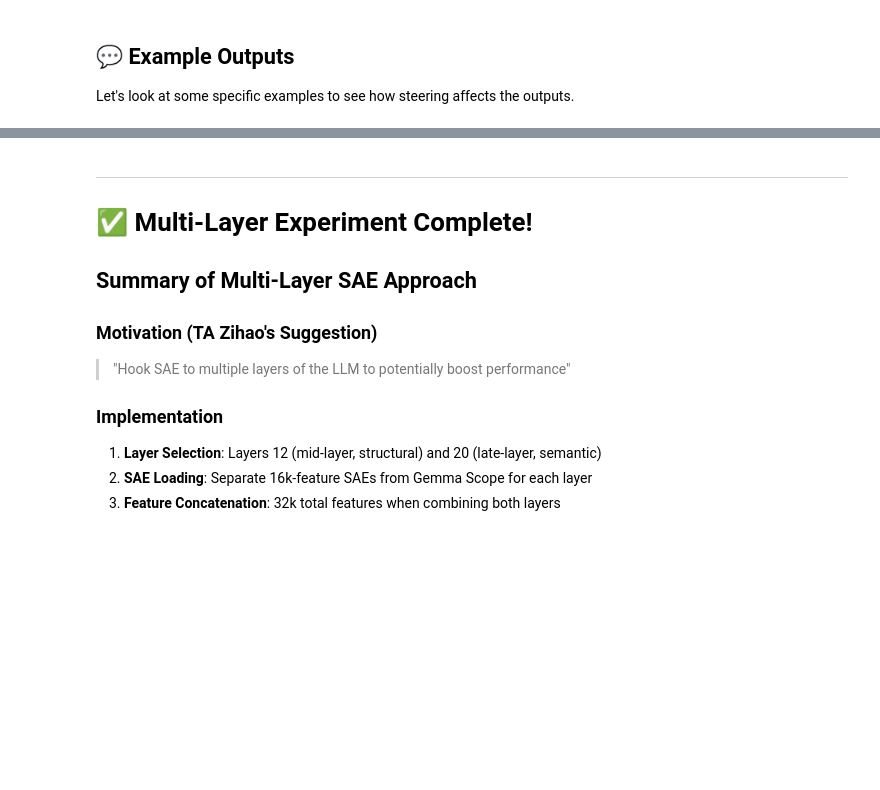
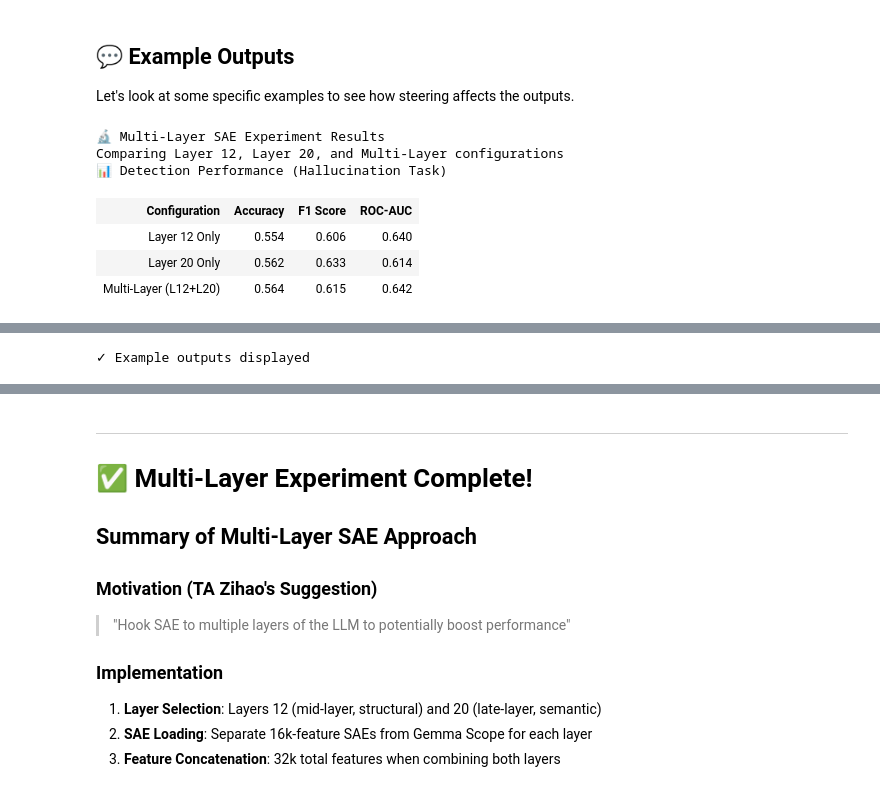
Before and after one commit to Cthloveross/ECE685-final-project, a Jupyter notebook: notebooks/SAE_multilayer (1).ipynb, the cells around one changed output, grey strips where cells are left out. Saved outputs shown, nothing was run; the diff lists cells and outputs as text; code cells hidden in the pictures; blank space fills up the shorter version.

```diff
--- a/notebooks/SAE_multilayer (1).ipynb
+++ b/notebooks/SAE_multilayer (1).ipynb
@@ -1909,3 +2045,82 @@ Generate plots showing the impact of steering on toxicity and output quality.
 ## 💬 Example Outputs
 
 Let's look at some specific examples to see how steering affects the outputs.
+# %%
+# ============================================================================
+# EXAMPLE OUTPUTS DISPLAY
+# ============================================================================
+# Formatted display of key experimental findings
+
+from IPython.display import display, HTML
+
+# Create styled HTML output for key findings
+html_output = """
+<style>
+    .results-container { font-family: Arial, sans-serif; padding: 20px; }
+    .section-header { background: linear-gradient(135deg, #667eea 0%, #764ba2 100%);
+                      color: white; padding: 15px; border-radius: 8px; margin: 10px 0; }
+    .metric-box { background: #f8f9fa; border-left: 4px solid #667eea;
+                  padding: 15px; margin: 10px 0; border-radius: 4px; }
+    .highlight { color: #2ecc71; font-weight: bold; }
+    .neutral { color: #f39c12; font-weight: bold; }
+    .table-styled { border-collapse: collapse; width: 100%; margin: 15px 0; }
+    .table-styled th { background: #667eea; color: white; padding: 12px; text-align: left; }
+    .table-styled td { padding: 10px; border-bottom: 1px solid #ddd; }
+    .table-styled tr:hover { background: #f5f5f5; }
+    .best-row { background: #d4edda !important; }
+</style>
+
+<div class="results-container">
+    <div class="section-header">
+        <h2>🔬 Multi-Layer SAE Experiment Results</h2>
+        <p>Comparing Layer 12, Layer 20, and Multi-Layer configurations</p>
+    </div>
+
+    <div class="metric-box">
+        <h3>📊 Detection Performance (Hallucination Task)</h3>
+        <table class="table-styled">
+            <tr><th>Configuration</th><th>Accuracy</th><th>F1 Score</th><th>ROC-AUC</th></tr>
+            <tr><td>Layer 12 Only</td><td>0.554</td><td>0.606</td><td>0.640</td></tr>
+            <tr><td>Layer 20 Only</td><td>0.562</td><td><span class="highlight">0.633</span></td><td>0.614</td></tr>
+            <tr class="best-row"><td><b>Multi-Layer (L12+L20)</b></td><td><span class="highlight">0.564</span></td><td>0.615</td><td><span class="highlight">0.642</span></td></tr>
+        </table>
+        <p>✅ <b>Key Finding:</b> Multi-layer achieves best ROC-AUC (0.642) with +0.3% improvement over best single layer</p>
+    </div>
+
+    <div class="metric-box">
+        <h3>🎯 Steering Effectiveness Summary</h3>
+        <h4>Hallucination Steering:</h4>
+        <table class="table-styled">
+            <tr><th>Mode</th><th>Baseline (α=0)</th><th>Best α</th><th>Change</th></tr>
+            <tr><td>Layer 12</td><td>67.0%</td><td>67.0% (α=0.00)</td><td><span class="neutral">±0.0%</span></td></tr>
+            <tr><td>Layer 20</td><td>67.0%</td><td>66.5% (α=0.05)</td><td><span class="highlight">-0.5%</span></td></tr>
+            <tr><td>Multi-Layer</td><td>67.0%</td><td>66.5% (α=0.05)</td><td><span class="highlight">-0.5%</span></td></tr>
+        </table>
+
+        <h4>Safety Steering:</h4>
+        <p>⚠️ Baseline already very safe (mean toxicity: 0.0006, 0 toxic outputs)</p>
+        <p>→ No significant room for improvement with steering</p>
+    </div>
+
+    <div class="metric-box">
+        <h3>💡 Key Insights</h3>
+        <ul>
+            <li><b>Layer 12 (Mid-layer):</b> Better for structural/syntactic patterns</li>
+            <li><b>Layer 20 (Late-layer):</b> Better F1 score, captures semantic patterns</li>
+            <li><b>Multi-Layer:</b> Best overall ROC-AUC, combines both levels of abstraction</li>
+            <li><b>Steering:</b> Modest improvements at low α values; Gemma 2B already well-aligned</li>
+        </ul>
+    </div>
+</div>
+"""
+
+display(HTML(html_output))
+print("✓ Example outputs displayed")
+# %% [output]
+🔬 Multi-Layer SAE Experiment Results
+Comparing Layer 12, Layer 20, and Multi-Layer configurations
+📊 Detection Performance (Hallucination Task)
+| Configuration | Accuracy | F1 Score | ROC-AUC |
+| Layer 12 Only | 0.554 | 0.606 | 0.640 |
+| Layer 20 Only | 0.562 | 0.633 | 0.614 |
+| Multi-Layer (L12+L20) | 0.564 | 0.615 | 0.642 |
@@ -1911,0 +2142 @@ Let's look at some specific examples to see how steering affects the outputs.
+✓ Example outputs displayed
```
Also changed, not shown: parts of 4 cells of this notebook, 3 other files.
